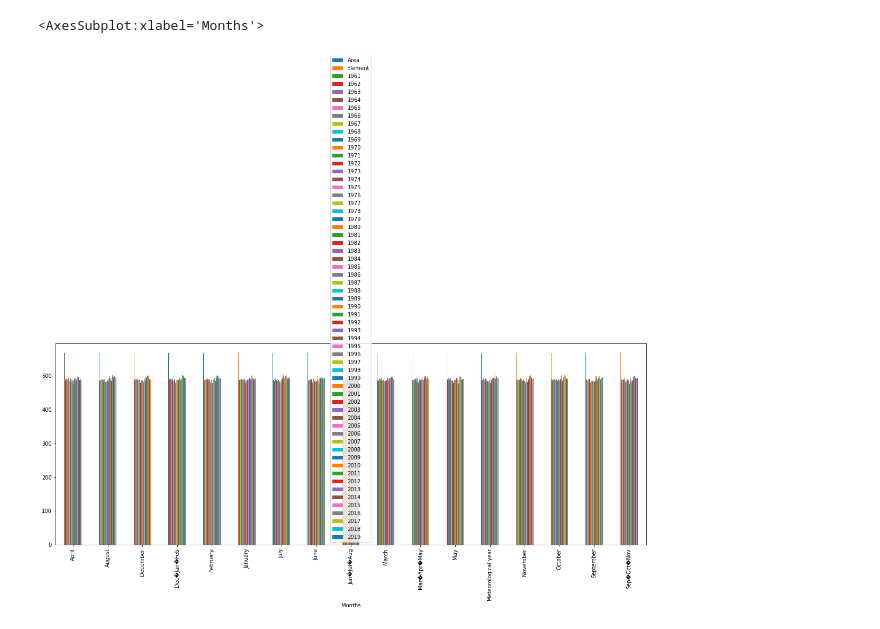
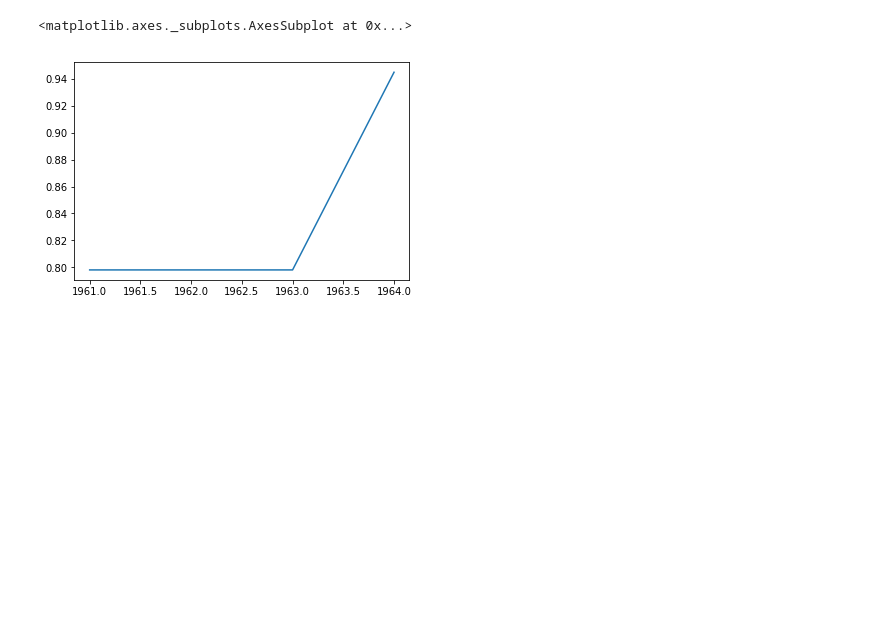
Before and after one commit to Prashant24759/climate-change, a Jupyter notebook: Notebook.ipynb, the cells around one changed output. Drawn from its saved outputs; the diff is of its cells as text; code cells hidden in the pictures; blank space fills up the shorter version.

```diff
--- a/Notebook.ipynb
+++ b/Notebook.ipynb
@@ -52 +28,9 @@ Index(['Area', 'Months', 'Element', 'Y1961', 'Y1962', 'Y1963', 'Y1964',
+# %%
+years=list(range(1961,2020))
+df_years=df.columns[3:].values
+df.rename(columns=dict(list(zip(df_years,years))),inplace=True)
+# %%
+df.rename(columns={'Area' : 'Country'}, inplace = True)
+# %%
+df.set_index('Country', inplace = True)
 # %%
@@ -88,5 +38,5 @@ Month = df['Months'].unique()
-# %%
-df.groupby('Months').count().plot(kind='bar', figsize = (20, 7))
-# %% [output]
-<AxesSubplot:xlabel='Months'>
-[figure, removed]
+# %%
+df.groupby(df.index).max().loc['India', years].plot(kind='line')
+# %% [output]
+<matplotlib.axes._subplots.AxesSubplot at 0x...>
+[figure, added]
```
Also changed, not shown: parts of 10 cells of this notebook, 2 other files.
